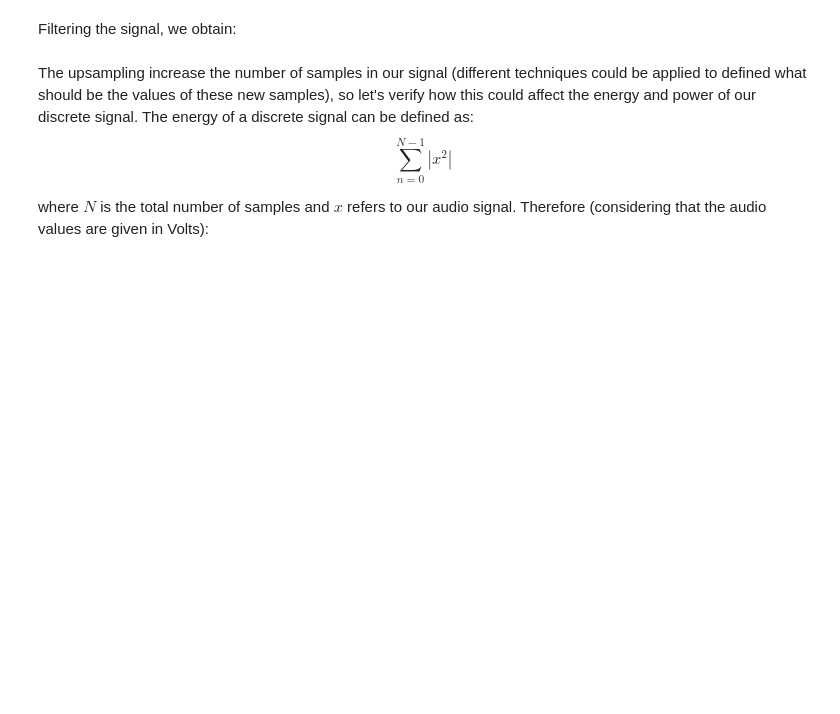
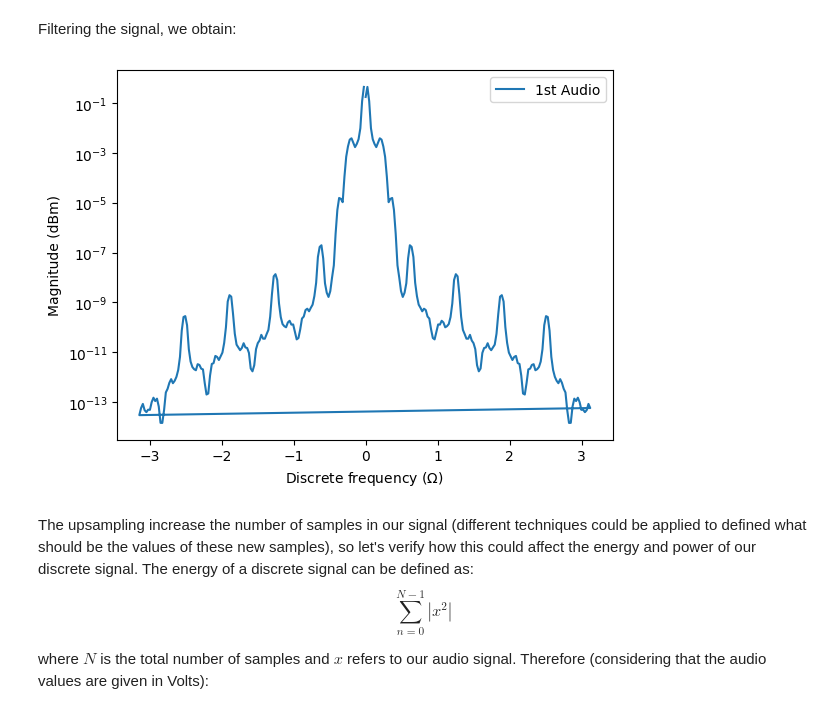
Before and after one commit to cleversonahum/digital_transmission_codes, a Jupyter notebook: codes/am-exercise-1.ipynb, the cells around one changed output. Drawn from its saved outputs; the diff is of its cells as text; code cells hidden in the pictures; blank space fills up the shorter version.

```diff
--- a/codes/am-exercise-1.ipynb
+++ b/codes/am-exercise-1.ipynb
@@ -171,6 +171,20 @@ print('Group Delay: ', signal.group_delay((B_upsampling, 1))[1][0])
 Group Delay:  49.499999999999964
 # %% [markdown]
 Filtering the signal, we obtain:
+# %%
+# Apply the filter to upsampled signals
+audio1_resampled = signal.lfilter(B_upsampling, 1, audio1_resampled_pre_filter)
+audio2_resampled = signal.lfilter(B_upsampling, 1, audio2_resampled_pre_filter)
+
+xf1_resample, yp1_resample = signal.welch(audio1_resampled, Fs_tx, return_onesided=False)
+plt.figure()
+plt.semilogy(2*np.pi*xf1_resample/Fs_tx, yp1_resample, label="1st Audio")
+plt.legend()
+plt.xlabel(r"Discrete frequency ($\Omega$)")
+plt.ylabel("Magnitude (dBm)")
+plt.show()
+# %% [output]
+[figure, added]
 # %% [markdown]
 The upsampling increase the number of samples in our signal (different techniques could be applied to defined what should be the values of these new samples), so let's verify how this could affect the energy and power of our discrete signal. The energy of a discrete signal can be defined as:
 $$\sum_{n=0}^{N-1}{|x^2|}$$
```
Also changed, not shown: parts of 7 cells of this notebook.
